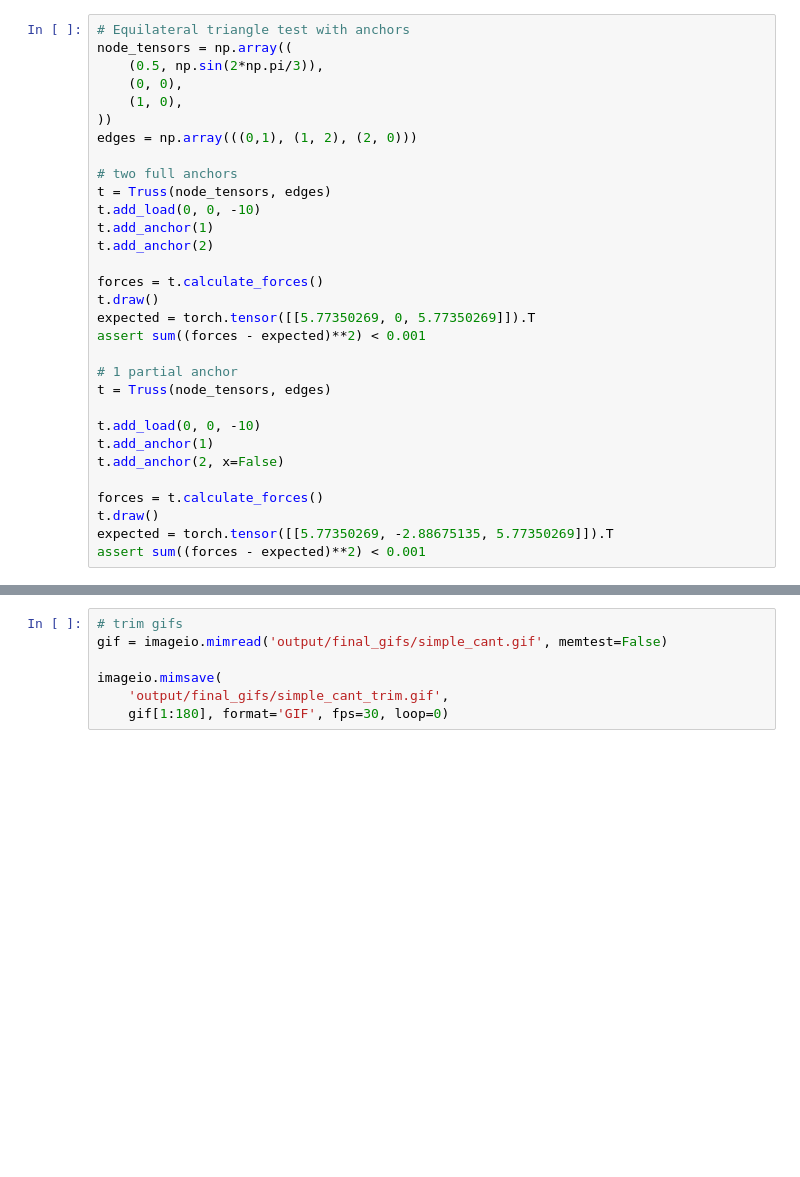
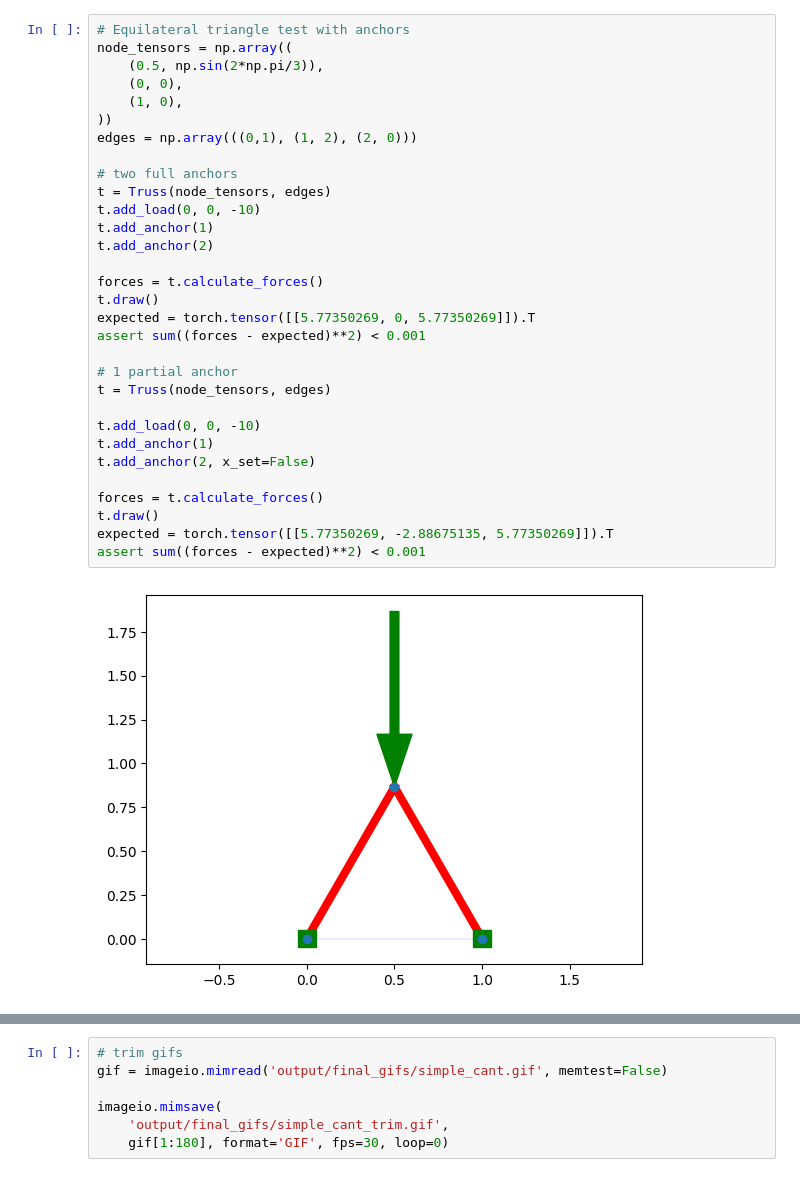
Before and after one commit to eschluntz/PytorchBridge, a Jupyter notebook: truss.ipynb, the cells around one changed output, grey strips where cells are left out. Drawn from its saved outputs; the diff is of its cells as text; blank space fills up the shorter version.

```diff
--- a/truss.ipynb
+++ b/truss.ipynb
@@ -370,31 +317,33 @@ assert sum((forces - expected)**2) < 0.001
 # %%
 # Equilateral triangle test with anchors
 node_tensors = np.array((
     (0.5, np.sin(2*np.pi/3)),
     (0, 0),
     (1, 0),
 ))
 edges = np.array(((0,1), (1, 2), (2, 0)))
 
 # two full anchors
 t = Truss(node_tensors, edges)
 t.add_load(0, 0, -10)
 t.add_anchor(1)
 t.add_anchor(2)
 
 forces = t.calculate_forces()
 t.draw()
 expected = torch.tensor([[5.77350269, 0, 5.77350269]]).T
 assert sum((forces - expected)**2) < 0.001
 
 # 1 partial anchor
 t = Truss(node_tensors, edges)
 
 t.add_load(0, 0, -10)
 t.add_anchor(1)
-t.add_anchor(2, x=False)
+t.add_anchor(2, x_set=False)
 
 forces = t.calculate_forces()
 t.draw()
 expected = torch.tensor([[5.77350269, -2.88675135, 5.77350269]]).T
 assert sum((forces - expected)**2) < 0.001
+# %% [output]
+[figure, added]
```
Also changed, not shown: parts of 14 cells of this notebook, 2 other files.
